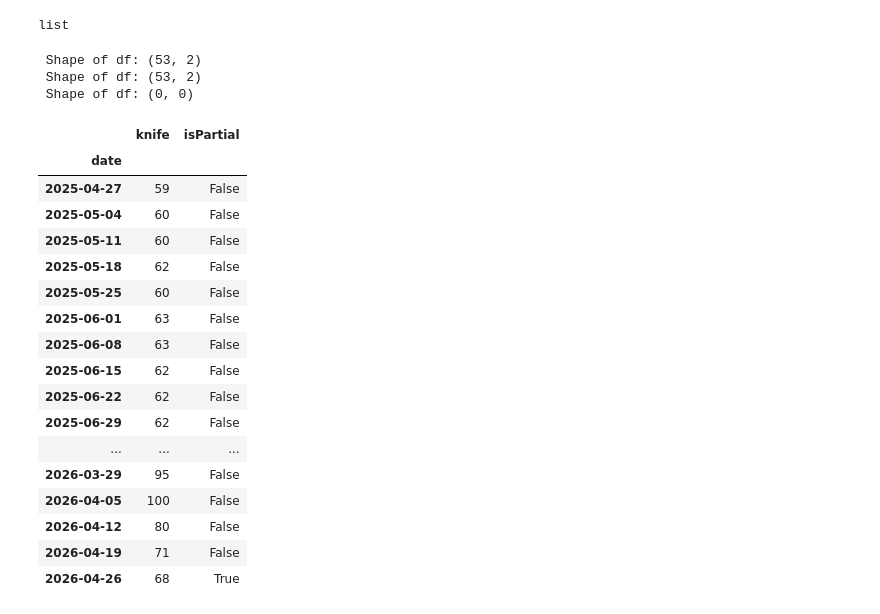
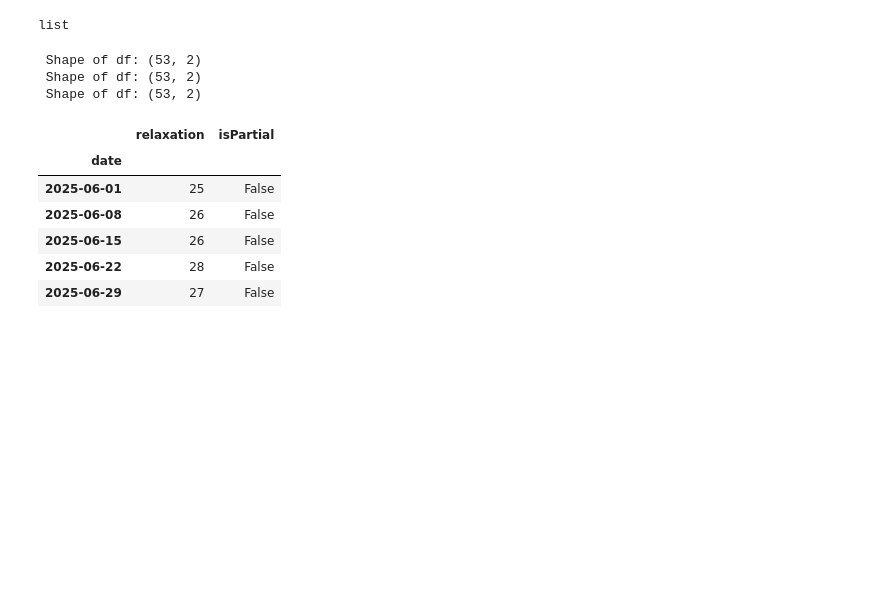
Before and after one commit to writingeye/SingalFlow--SEO_Trend_Detection, a Jupyter notebook: SignalFlow.ipynb, the cells around one changed output. Cells and saved outputs as stored; diff of their text form; code cells hidden in the pictures; blank space fills up the shorter version.

```diff
--- a/SignalFlow.ipynb
+++ b/SignalFlow.ipynb
@@ -17,10 +32,10 @@ from prophet import Prophet
 # %%
 # keyword_list = input("Enter Keyword here: ")
-keyword_list = ["knife"]
+keyword_list = ["relaxation"]
 urllib3.disable_warnings(urllib3.exceptions.InsecureRequestWarning)
 # %%
-MAX_RETRIES = 7
-WAIT_SECONDS = 10
+MAX_RETRIES = 11
+WAIT_SECONDS = 2
 retries = 0
 def fetch_trends(keyword_list, gprop=""):
     """
@@ -28,14 +43,17 @@ def fetch_trends(keyword_list, gprop=""):
     gprop: "" (web), "youtube", or "news"
     Returns a raw wide dataframe.
     """
+
     pytrends = TrendReq(
         tz=360,
         timeout=(10, 25),
         requests_args={"verify": False},
+        hl = "fr"   # France 🇫🇷
     )
 
     retries = 0
     while retries < MAX_RETRIES:
+
         try:
             print(f"\nSending request: {keyword_list}")
             pytrends.build_payload(
@@ -47,6 +65,7 @@ def fetch_trends(keyword_list, gprop=""):
             if iot.empty:
                 raise ValueError("Empty dataframe")
             print("✅ Success")
+            time.sleep(3)
             return iot
 
         except Exception as e:
@@ -54,17 +73,22 @@ def fetch_trends(keyword_list, gprop=""):
             err = str(e)
 
             if "429" in err:
-                wait = WAIT_SECONDS * retries * 2
-                print(f"⚠️ 429 Rate limit. Waiting {wait}s")
+                wait = (WAIT_SECONDS * (2 ** retries)) + random.uniform(0, 5)
+                print(f"⚠️ 429 Rate limit. Waiting {wait:.0f}s")
                 time.sleep(wait)
 
             elif "500" in err:
-                wait = WAIT_SECONDS * retries
-                print(f"⚠️ 500 Google error. Retry in {wait}s")
+                wait = (WAIT_SECONDS * (2 ** retries)) + random.uniform(0, 5)
+                print(f"⚠️ 500 Google error. Retry in {wait:.0f}s")
                 time.sleep(wait)
 
             elif "400" in err:
                 print("⚠️ 400 Bad request. Skipping.")
+                print("❌ Unknown error:", e)
+                raise ValueError("Wrong Keyword")
+
+            elif "response is empty" in err.lower() or "empty" in err.lower():
+                print("⚠️ Empty response. Skipping.")
                 return pd.DataFrame()
 
             else:
@@ -75,14 +99,6 @@ def fetch_trends(keyword_list, gprop=""):
 
     print("❌ Max retries reached.")
     return pd.DataFrame()
-
-
-# -------------------------
-# usage
-# -------------------------
-# web_df     = fetch_trends(keyword_list, gprop="")
-# youtube_df = fetch_trends(keyword_list, gprop="youtube")
-# news_df    = fetch_trends(keyword_list, gprop="news")
 # %%
 web_df = fetch_trends(keyword_list, gprop="")
 print(f" Shape of df: {web_df.shape}")
@@ -138,29 +150,20 @@ list
 print(f" Shape of df: {web_df.shape}")
 print(f" Shape of df: {youtube_df.shape}")
 print(f" Shape of df: {news_df.shape}")
+if web_df.empty and youtube_df.empty and news_df.empty:
+    raise ValueError("All dataframes are empty. Stopping execution.")
 # %% [output]
  Shape of df: (53, 2)
  Shape of df: (53, 2)
- Shape of df: (0, 0)
+ Shape of df: (53, 2)
 # %%
-web_df
+web_df.head()
 # %% [output]
-|  | knife | isPartial |
+|  | relaxation | isPartial |
 | date |  |  |
-| 2025-04-27 | 59 | False |
-| 2025-05-04 | 60 | False |
-| 2025-05-11 | 60 | False |
-| 2025-05-18 | 62 | False |
-| 2025-05-25 | 60 | False |
-| 2025-06-01 | 63 | False |
-| 2025-06-08 | 63 | False |
-| 2025-06-15 | 62 | False |
-| 2025-06-22 | 62 | False |
-| 2025-06-29 | 62 | False |
-| ... | ... | ... |
-| 2026-03-29 | 95 | False |
-| 2026-04-05 | 100 | False |
-| 2026-04-12 | 80 | False |
-| 2026-04-19 | 71 | False |
-| 2026-04-26 | 68 | True |
+| 2025-06-01 | 25 | False |
+| 2025-06-08 | 26 | False |
+| 2025-06-15 | 26 | False |
+| 2025-06-22 | 28 | False |
+| 2025-06-29 | 27 | False |
 # %%
```
Also changed, not shown: parts of 35 cells of this notebook.
